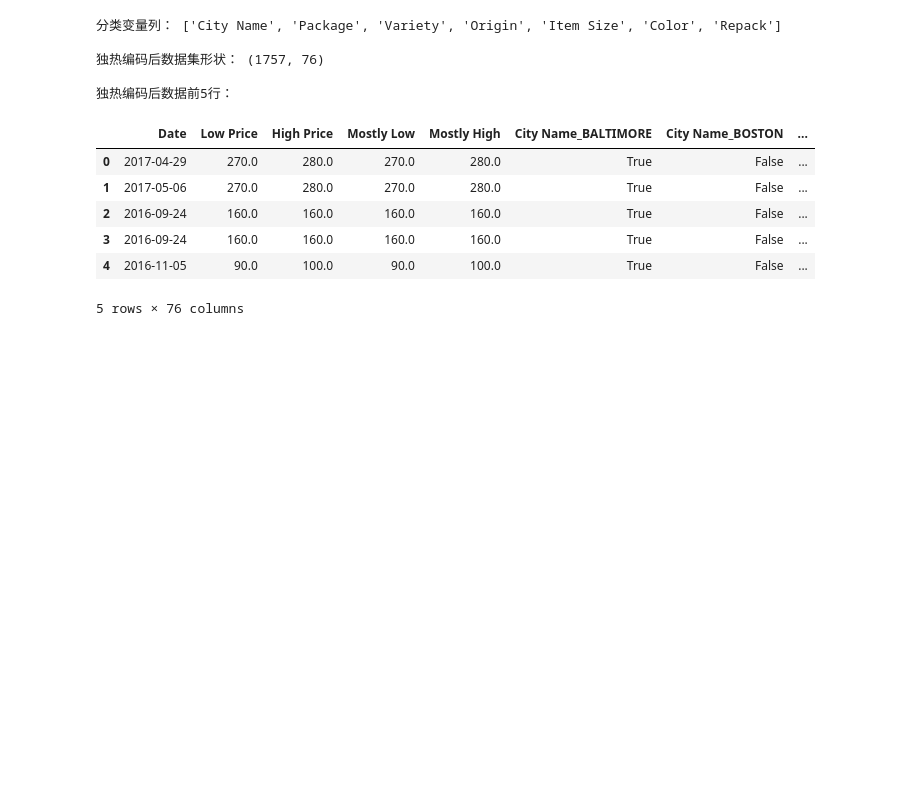
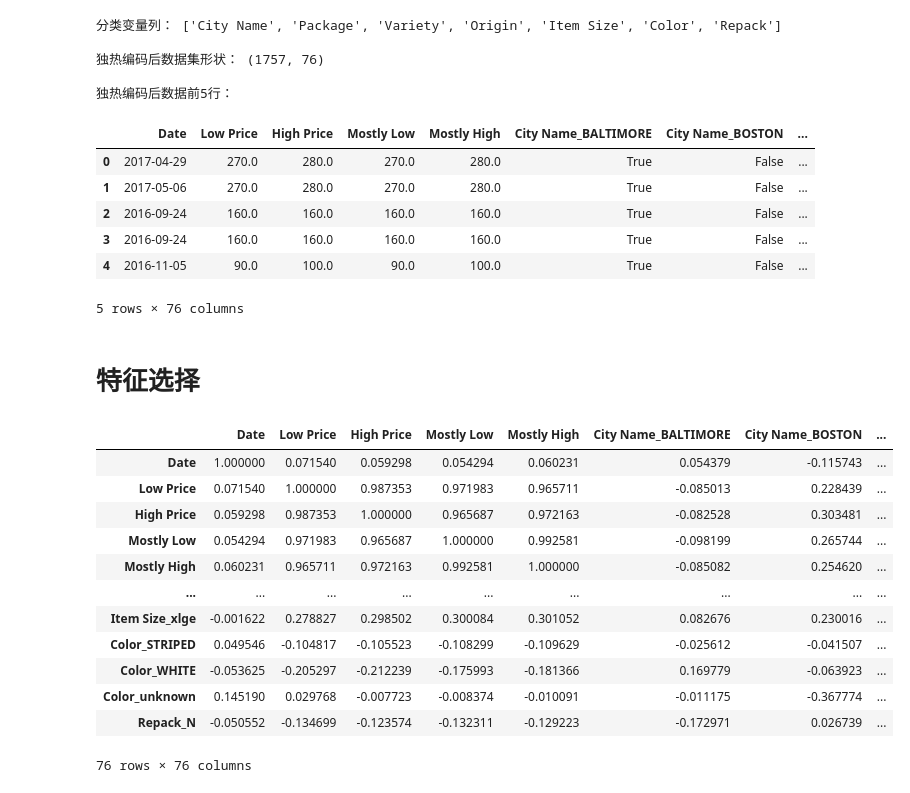
Before and after one commit to aaa123-avg/Project, a Jupyter notebook: In-Depth Analysis of Week2/analysis.ipynb, the cells around one changed output. Saved outputs shown, nothing was run; the diff lists cells and outputs as text; code cells hidden in the pictures; blank space fills up the shorter version.

Commit message:
特征选择

```diff
--- a/In-Depth Analysis of Week2/analysis.ipynb
+++ b/In-Depth Analysis of Week2/analysis.ipynb
@@ -163,3 +163,23 @@ pd.DataFrame(df_encoded.iloc[:5, :]).head()
 | 3 | 2016-09-24 | 160.0 | 160.0 | 160.0 | 160.0 | True | False | ... |
 | 4 | 2016-11-05 | 90.0 | 100.0 | 90.0 | 100.0 | True | False | ... |
 5 rows × 76 columns
+# %% [markdown]
+# 特征选择
+# %%
+# 计算特征相关性矩阵
+correlation = df_encoded.corr()
+pd.DataFrame(correlation)
+# %% [output]
+|  | Date | Low Price | High Price | Mostly Low | Mostly High | City Name_BALTIMORE | City Name_BOSTON | ... |
+| Date | 1.000000 | 0.071540 | 0.059298 | 0.054294 | 0.060231 | 0.054379 | -0.115743 | ... |
+| Low Price | 0.071540 | 1.000000 | 0.987353 | 0.971983 | 0.965711 | -0.085013 | 0.228439 | ... |
+| High Price | 0.059298 | 0.987353 | 1.000000 | 0.965687 | 0.972163 | -0.082528 | 0.303481 | ... |
+| Mostly Low | 0.054294 | 0.971983 | 0.965687 | 1.000000 | 0.992581 | -0.098199 | 0.265744 | ... |
+| Mostly High | 0.060231 | 0.965711 | 0.972163 | 0.992581 | 1.000000 | -0.085082 | 0.254620 | ... |
+| ... | ... | ... | ... | ... | ... | ... | ... | ... |
+| Item Size_xlge | -0.001622 | 0.278827 | 0.298502 | 0.300084 | 0.301052 | 0.082676 | 0.230016 | ... |
+| Color_STRIPED | 0.049546 | -0.104817 | -0.105523 | -0.108299 | -0.109629 | -0.025612 | -0.041507 | ... |
+| Color_WHITE | -0.053625 | -0.205297 | -0.212239 | -0.175993 | -0.181366 | 0.169779 | -0.063923 | ... |
+| Color_unknown | 0.145190 | 0.029768 | -0.007723 | -0.008374 | -0.010091 | -0.011175 | -0.367774 | ... |
+| Repack_N | -0.050552 | -0.134699 | -0.123574 | -0.132311 | -0.129223 | -0.172971 | 0.026739 | ... |
+76 rows × 76 columns
```
Also changed, not shown: parts of 3 cells of this notebook.
